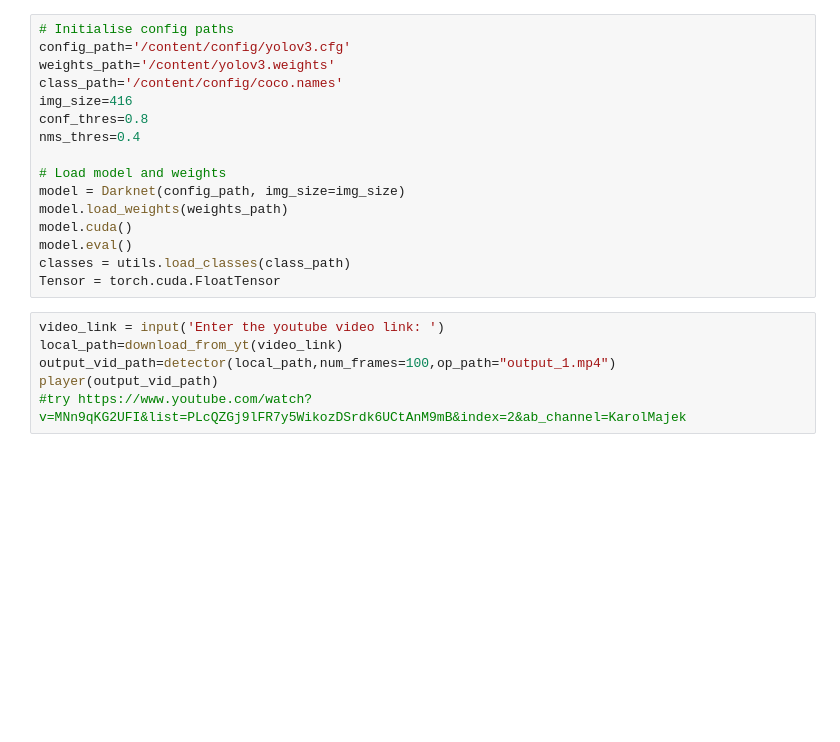
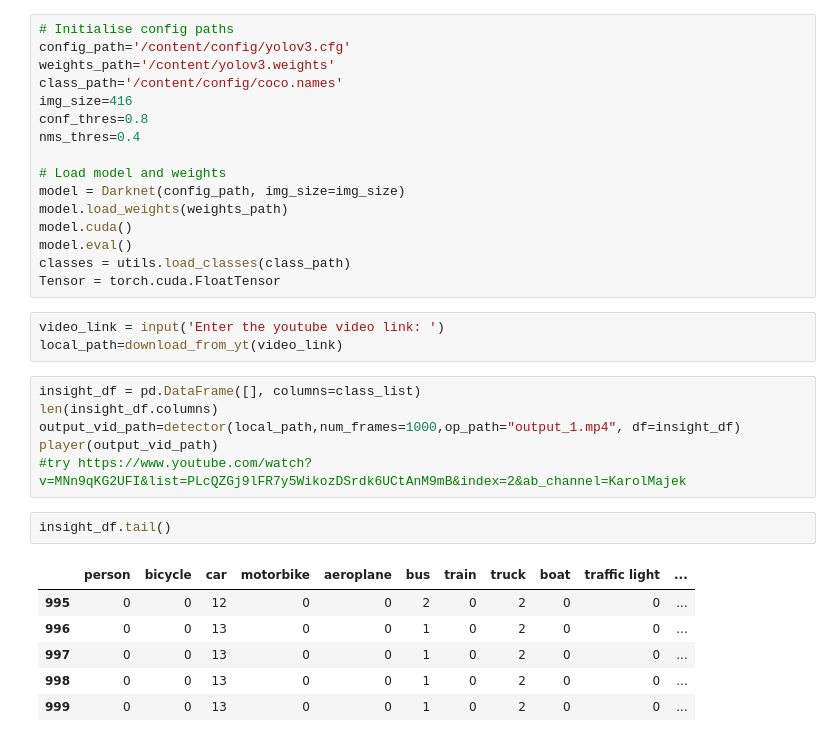
Before and after one commit to Mainakdeb/street-vision, a Jupyter notebook: street-vision.ipynb, the cells around one changed output. Saved outputs shown, nothing was run; the diff lists cells and outputs as text; blank space fills up the shorter version.

```diff
--- a/street-vision.ipynb
+++ b/street-vision.ipynb
@@ -144,9 +159,21 @@ model.cuda()
 model.eval()
 classes = utils.load_classes(class_path)
 Tensor = torch.cuda.FloatTensor
+# %%
+video_link = input('Enter the youtube video link: ')
+local_path=download_from_yt(video_link)
 # %%
-video_link = input('Enter the youtube video link: ')
-local_path=download_from_yt(video_link)
-output_vid_path=detector(local_path,num_frames=100,op_path="output_1.mp4")
+insight_df = pd.DataFrame([], columns=class_list)
+len(insight_df.columns)
+output_vid_path=detector(local_path,num_frames=1000,op_path="output_1.mp4", df=insight_df)
 player(output_vid_path)
 #try https://www.youtube.com/watch?v=MNn9qKG2UFI&list=PLcQZGj9lFR7y5WikozDSrdk6UCtAnM9mB&index=2&ab_channel=KarolMajek
+# %%
+insight_df.tail()
+# %% [output]
+|  | person | bicycle | car | motorbike | aeroplane | bus | train | truck | boat | traffic light | ... |
+| 995 | 0 | 0 | 12 | 0 | 0 | 2 | 0 | 2 | 0 | 0 | ... |
+| 996 | 0 | 0 | 13 | 0 | 0 | 1 | 0 | 2 | 0 | 0 | ... |
+| 997 | 0 | 0 | 13 | 0 | 0 | 1 | 0 | 2 | 0 | 0 | ... |
+| 998 | 0 | 0 | 13 | 0 | 0 | 1 | 0 | 2 | 0 | 0 | ... |
+| 999 | 0 | 0 | 13 | 0 | 0 | 1 | 0 | 2 | 0 | 0 | ... |
```
Also changed, not shown: parts of 4 cells of this notebook.
